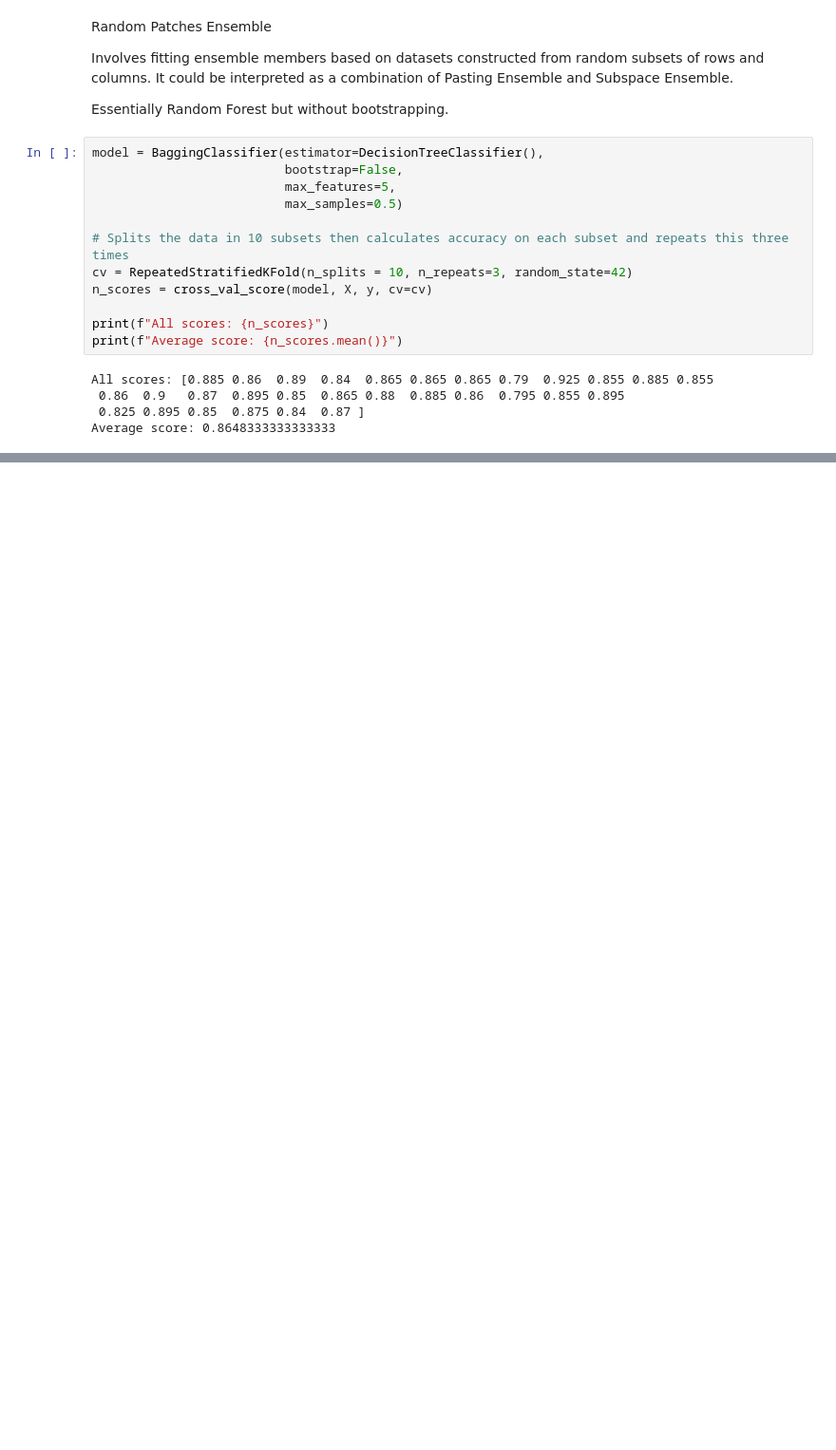
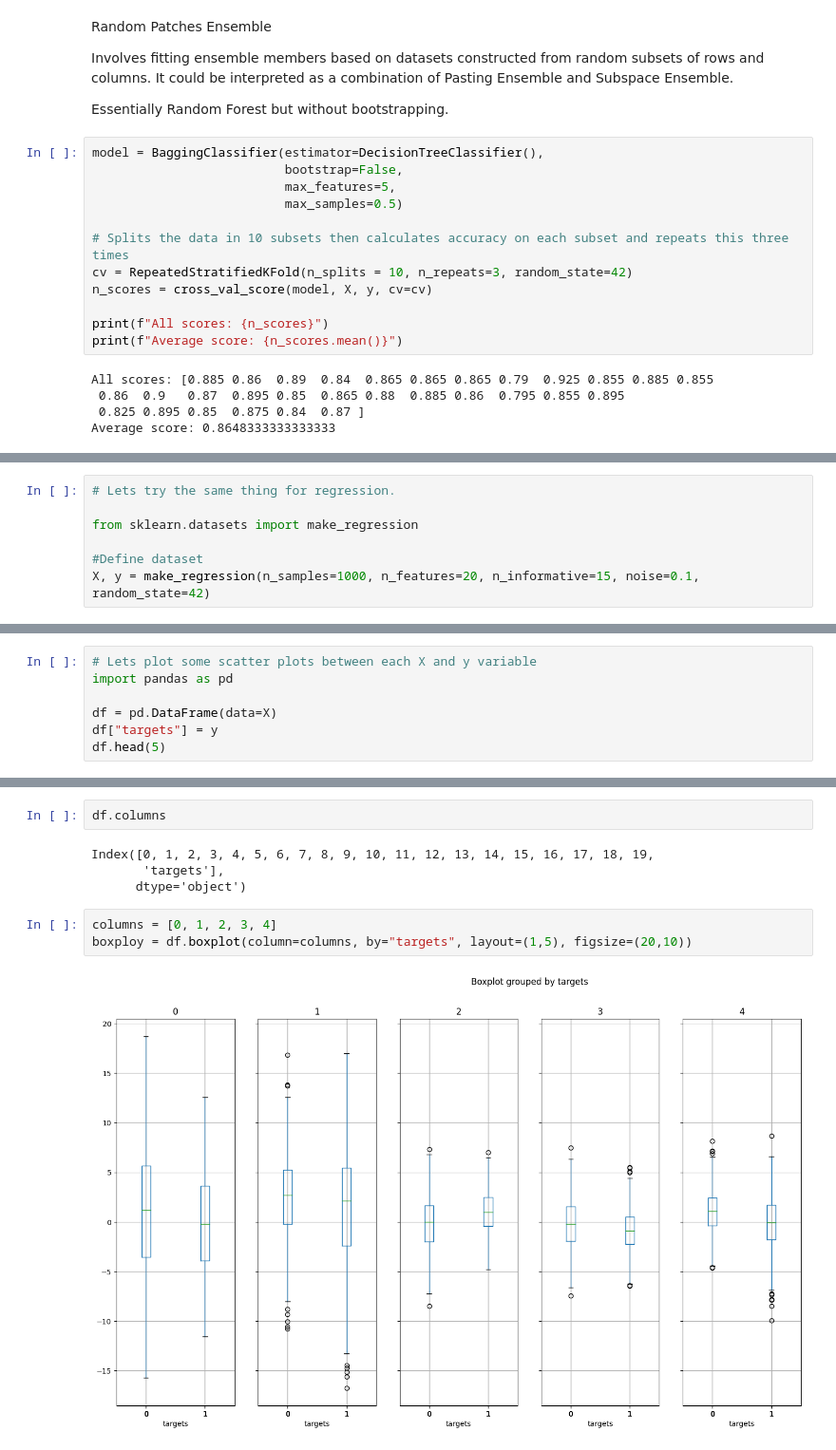
Before and after one commit to TerryTian21/PyTorch-Practice, a Jupyter notebook: Tutorials/Ensemble_Learning.ipynb, the cells around one changed output, grey strips where cells are left out. Shown: that part at 95% size. Saved outputs shown, nothing was run; the diff lists cells and outputs as text; blank space fills up the shorter version.

```diff
--- a/Tutorials/Ensemble_Learning.ipynb
+++ b/Tutorials/Ensemble_Learning.ipynb
@@ -517,0 +606,7 @@ Average score: 0.8648333333333333
+# %%
+# Lets try the same thing for regression.
+
+from sklearn.datasets import make_regression
+
+#Define dataset
+X, y = make_regression(n_samples=1000, n_features=20, n_informative=15, noise=0.1, random_state=42)
@@ -517,0 +626,7 @@ Average score: 0.8648333333333333
+# %%
+# Lets plot some scatter plots between each X and y variable
+import pandas as pd
+
+df = pd.DataFrame(data=X)
+df["targets"] = y
+df.head(5)
@@ -517,0 +641,11 @@ Average score: 0.8648333333333333
+# %%
+df.columns
+# %% [output]
+Index([0, 1, 2, 3, 4, 5, 6, 7, 8, 9, 10, 11, 12, 13, 14, 15, 16, 17, 18, 19,
+       'targets'],
+      dtype='object')
+# %%
+columns = [0, 1, 2, 3, 4]
+boxploy = df.boxplot(column=columns, by="targets", layout=(1,5), figsize=(20,10))
+# %% [output]
+[figure, added]
```
Also changed, not shown: parts of 23 cells of this notebook.
